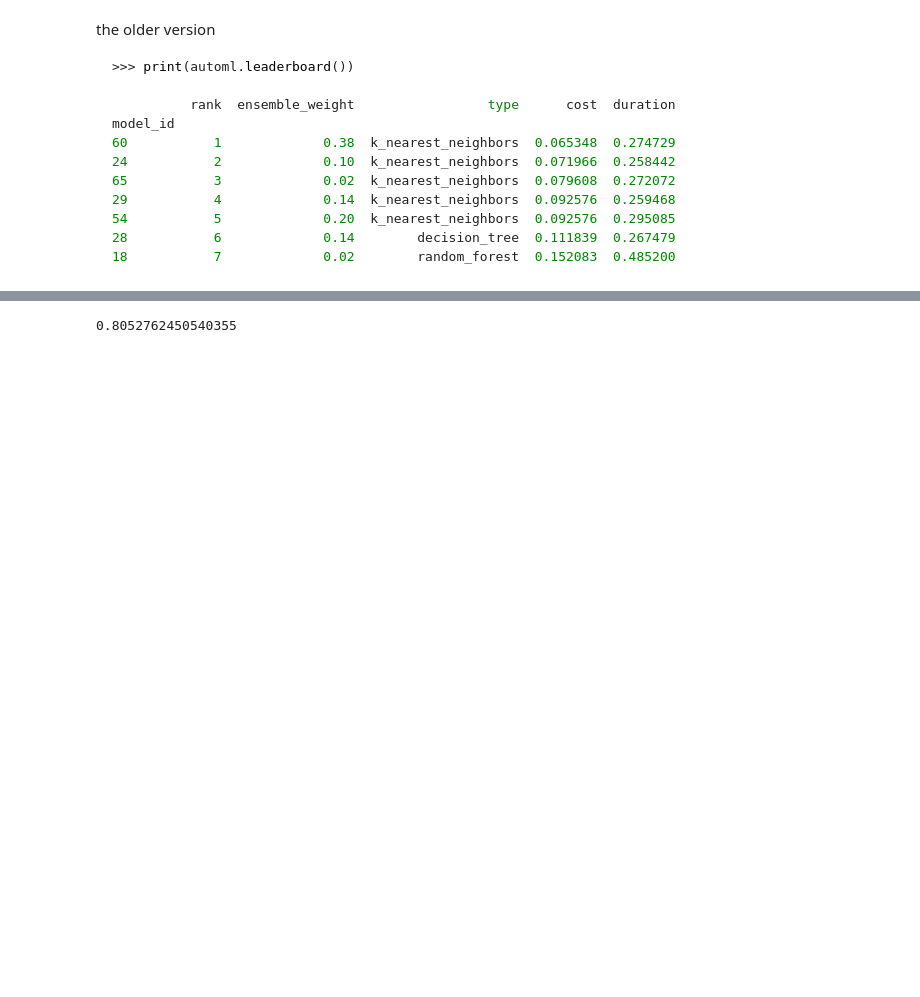
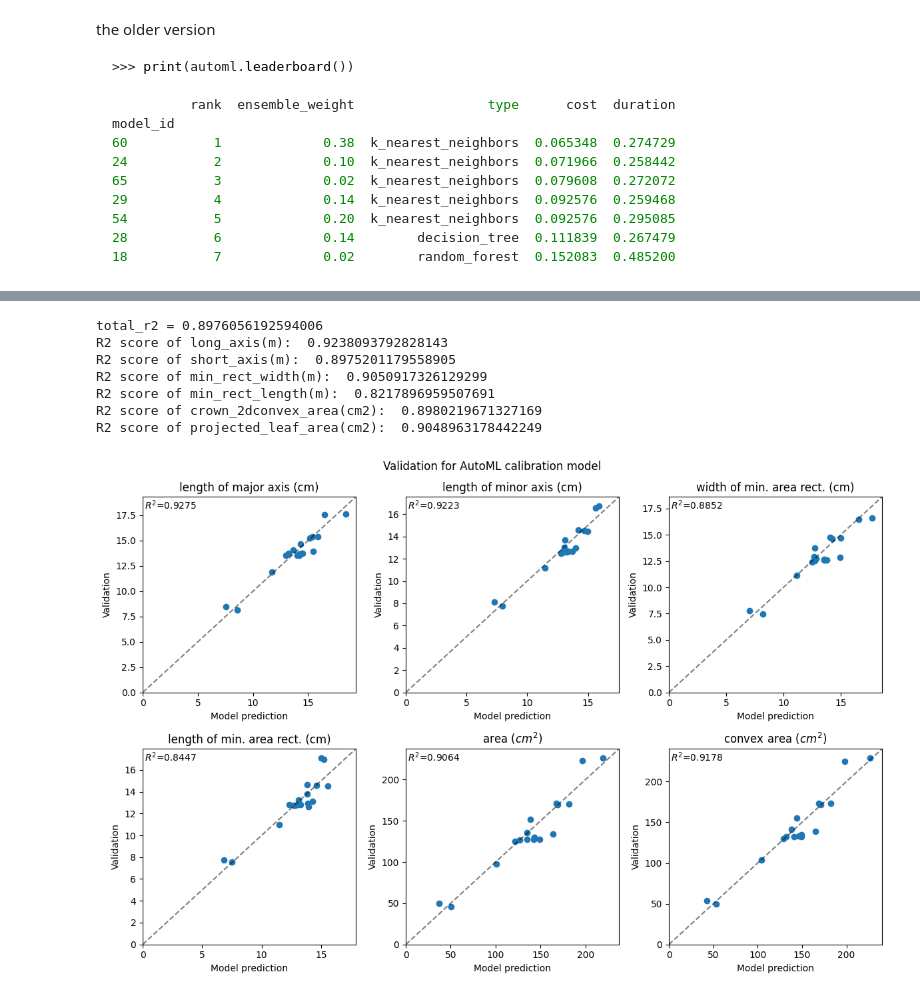
Before and after one commit to UTokyo-FieldPhenomics-Lab/BroccoliHead3D.ipynb, a Jupyter notebook: 20_automl_test.ipynb, the cells around one changed output, grey strips where cells are left out. Saved outputs shown, nothing was run; the diff lists cells and outputs as text; code cells hidden in the pictures; blank space fills up the shorter version.

```diff
--- a/20_automl_test.ipynb
+++ b/20_automl_test.ipynb
@@ -468,7 +430,14 @@ predictions.shape
 lr_model = LinearRegression().fit(X_train, y_train)
 lr_predict = lr_model.predict(X_test)
 
-lr_sc = lr_model.score(lr_predict, y_test)
-lr_sc
+print(f'total_r2 = {r2_score(lr_predict, y_test)}')
+for i in range(y_test.shape[1]):
+    print(f"R2 score of {Y.columns[i]}: ", r2_score(y_test[:,i], lr_predict[:,i]))
 # %% [output]
-0.8052762450540355
+total_r2 = 0.8976056192594006
+R2 score of long_axis(m):  0.9238093792828143
+R2 score of short_axis(m):  0.8975201179558905
+R2 score of min_rect_width(m):  0.9050917326129299
+R2 score of min_rect_length(m):  0.8217896959507691
+R2 score of crown_2dconvex_area(cm2):  0.8980219671327169
+R2 score of projected_leaf_area(cm2):  0.9048963178442249
@@ -475,3 +455,32 @@ lr_sc
+# %%
+fig, ax = plt.subplots(2,3, figsize=(12, 8))
+
+for i in range(y_test.shape[1]):
+    xx = y_test[:, i] * valid_plot_ratio[i]
+    yy = predictions[:, i]  * valid_plot_ratio[i]
+    amax = max(xx.max(), yy.max()) * 1.05
+
+    ax[i // 3, i % 3].plot([0,amax], [0, amax], 'k--', alpha=0.5)
+    ax[i // 3, i % 3].scatter(xx, yy)
+    ax[i // 3, i % 3].set_title(labels[i])
+
+    ax[i // 3, i % 3].set_xlim(0, amax)
+    ax[i // 3, i % 3].set_ylim(0, amax)
+
+    ax[i // 3, i % 3].set_xlabel('Model prediction')
+    ax[i // 3, i % 3].set_ylabel('Validation')
+
+    r2 = r2_score(y_test[:,i], predictions[:,i])
+
+    ax[i // 3, i % 3].text(amax*0.01,amax*0.99, f'$R^2$={round(r2, 4)}', va='top')
+
+# ax[1,3].axis('off')
+plt.suptitle(f"Validation for AutoML calibration model")
+plt.tight_layout()
+plt.savefig('out/validation4automl.pdf')
+plt.show()
+# %% [output]
+[figure, added]
 # %%
 fig, ax = plt.subplots(2,3, figsize=(12, 8))
 
```
Also changed, not shown: parts of 18 cells of this notebook, 2 other files.
